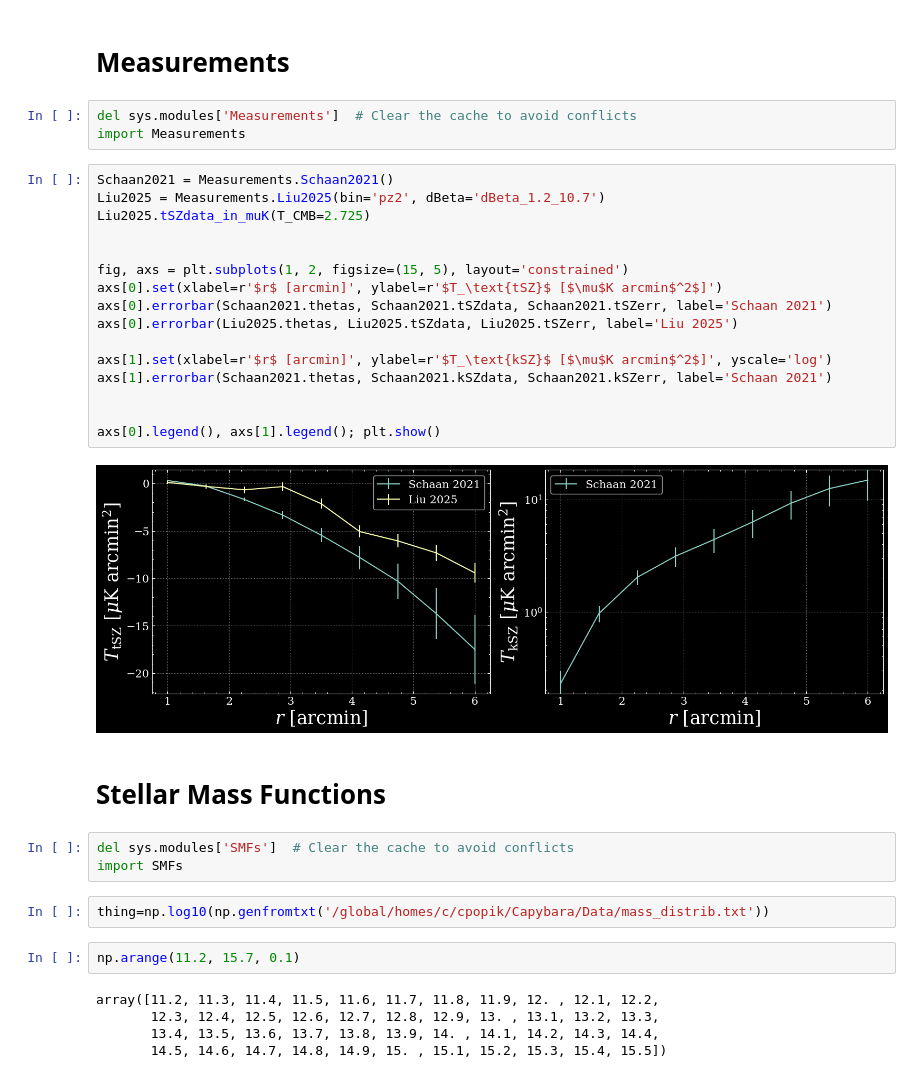
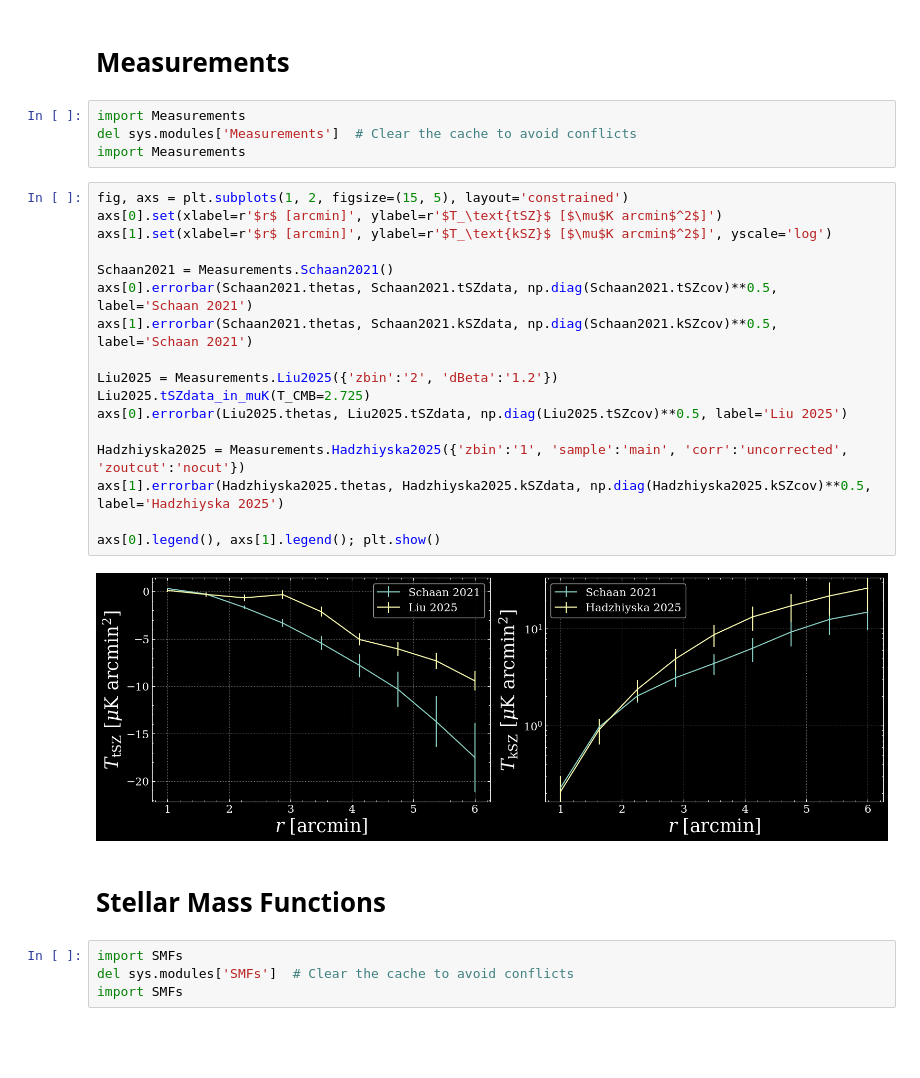
Before and after one commit to chadpopik/CAPPIBARAS, a Jupyter notebook: Intro.ipynb, the cells around one changed output. Saved outputs shown, nothing was run; the diff lists cells and outputs as text; blank space fills up the shorter version.

Commit message:
Filled out notebooks, add SMF/HMF/Measurements functionality/features, did a lot of checks and refinements, etc

```diff
--- a/Intro.ipynb
+++ b/Intro.ipynb
@@ -105,37 +115,31 @@ axs[0].legend(), axs[1].legend(); plt.show()
 # %% [markdown]
 # Measurements
 # %%
+import Measurements
 del sys.modules['Measurements']  # Clear the cache to avoid conflicts
 import Measurements
 # %%
-Schaan2021 = Measurements.Schaan2021()
-Liu2025 = Measurements.Liu2025(bin='pz2', dBeta='dBeta_1.2_10.7')
-Liu2025.tSZdata_in_muK(T_CMB=2.725)
-
-
 fig, axs = plt.subplots(1, 2, figsize=(15, 5), layout='constrained')
 axs[0].set(xlabel=r'$r$ [arcmin]', ylabel=r'$T_\text{tSZ}$ [$\mu$K arcmin$^2$]')
-axs[0].errorbar(Schaan2021.thetas, Schaan2021.tSZdata, Schaan2021.tSZerr, label='Schaan 2021')
-axs[0].errorbar(Liu2025.thetas, Liu2025.tSZdata, Liu2025.tSZerr, label='Liu 2025')
+axs[1].set(xlabel=r'$r$ [arcmin]', ylabel=r'$T_\text{kSZ}$ [$\mu$K arcmin$^2$]', yscale='log')
 
-axs[1].set(xlabel=r'$r$ [arcmin]', ylabel=r'$T_\text{kSZ}$ [$\mu$K arcmin$^2$]', yscale='log')
-axs[1].errorbar(Schaan2021.thetas, Schaan2021.kSZdata, Schaan2021.kSZerr, label='Schaan 2021')
+Schaan2021 = Measurements.Schaan2021()
+axs[0].errorbar(Schaan2021.thetas, Schaan2021.tSZdata, np.diag(Schaan2021.tSZcov)**0.5, label='Schaan 2021')
+axs[1].errorbar(Schaan2021.thetas, Schaan2021.kSZdata, np.diag(Schaan2021.kSZcov)**0.5, label='Schaan 2021')
 
+Liu2025 = Measurements.Liu2025({'zbin':'2', 'dBeta':'1.2'})
+Liu2025.tSZdata_in_muK(T_CMB=2.725)
+axs[0].errorbar(Liu2025.thetas, Liu2025.tSZdata, np.diag(Liu2025.tSZcov)**0.5, label='Liu 2025')
+
+Hadzhiyska2025 = Measurements.Hadzhiyska2025({'zbin':'1', 'sample':'main', 'corr':'uncorrected', 'zoutcut':'nocut'})
+axs[1].errorbar(Hadzhiyska2025.thetas, Hadzhiyska2025.kSZdata, np.diag(Hadzhiyska2025.kSZcov)**0.5, label='Hadzhiyska 2025')
 
 axs[0].legend(), axs[1].legend(); plt.show()
 # %% [output]
-[figure, old version]
+[figure, new version]
 # %% [markdown]
 # Stellar Mass Functions
 # %%
+import SMFs
 del sys.modules['SMFs']  # Clear the cache to avoid conflicts
 import SMFs
-# %%
-thing=np.log10(np.genfromtxt('/global/homes/c/cpopik/Capybara/Data/mass_distrib.txt'))
-# %%
-np.arange(11.2, 15.7, 0.1)
-# %% [output]
-array([11.2, 11.3, 11.4, 11.5, 11.6, 11.7, 11.8, 11.9, 12. , 12.1, 12.2,
-       12.3, 12.4, 12.5, 12.6, 12.7, 12.8, 12.9, 13. , 13.1, 13.2, 13.3,
-       13.4, 13.5, 13.6, 13.7, 13.8, 13.9, 14. , 14.1, 14.2, 14.3, 14.4,
-       14.5, 14.6, 14.7, 14.8, 14.9, 15. , 15.1, 15.2, 15.3, 15.4, 15.5])
```
Also changed, not shown: parts of 32 cells of this notebook, 9 other files.
